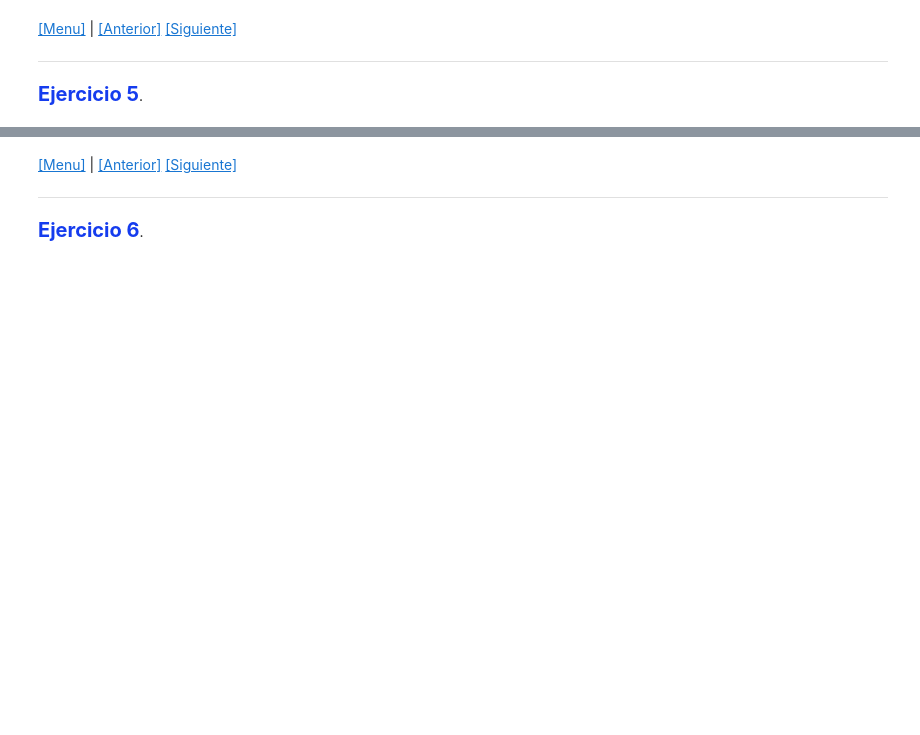
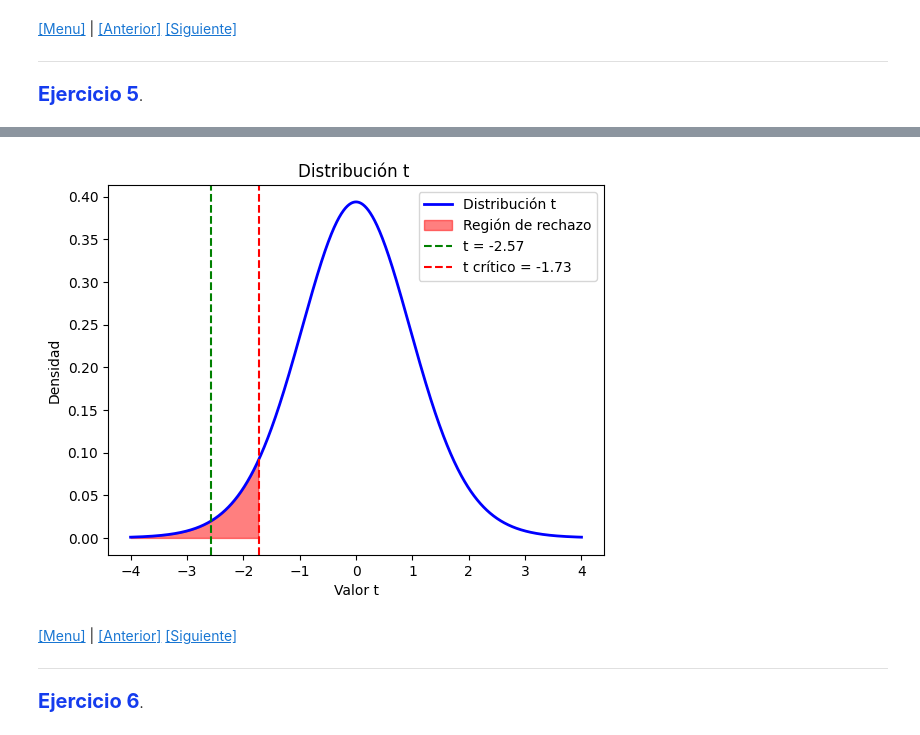
Before and after one commit to FerGonzaga/EjerciciosT4, a Jupyter notebook: t-student.ipynb, the cells around one changed output, grey strips where cells are left out. Drawn from its saved outputs; the diff is of its cells as text; code cells hidden in the pictures; blank space fills up the shorter version.

```diff
--- a/t-student.ipynb
+++ b/t-student.ipynb
@@ -438,0 +497,96 @@ Aquí el código
+# %%
+import numpy as np
+from scipy import stats
+import matplotlib.pyplot as plt
+
+# Datos de la muestra
+data = [137.4, 140.0, 138.8, 139.1, 144.4, 139.2, 141.8, 137.3, 133.5, 138.2,
+        141.1, 139.7, 136.7, 136.3, 135.6, 138.0, 140.9, 140.6, 136.7, 134.1]
+
+# Calculo
+n = len(data)  # Tamaño de la muestra
+x = np.mean(data)  # Media muestral
+s = np.std(data, ddof=1)  # Desviacion estandar muestral
+mp = 140  # Media poblacional bajo H0
+alpha = 0.05  # Nivel de significacion
+
+# Calculo de  t
+t_statistic = (x - mp) / (s / (n ** 0.5))
+
+# Grados de libertad
+df = n - 1
+
+# Valor critico de t
+t_critical = stats.t.ppf(alpha, df)
+
+# Calcular el p-valor (unilateral)
+p_value = stats.t.cdf(t_statistic, df)
+
+# Mostrar resultados
+print(f"Media muestral: {x}")
+print(f"Desviacion estandar muestral (s): {s}")
+print(f"Valor de t : {t_statistic}")
+print(f"Valor critico de t: {t_critical}")
+print(f"P-valor: {p_value}")
+
+# Decision
+if t_statistic < t_critical or p_value < alpha:
+    print("Rechazar la hipotesis nula (H0):  la afirmacion del fabricante es exagerada")
+else:
+    print("No rechazar la hipotesis nula (H0): no hay evidencia suficiente ")
+
+
+import numpy as np
+from scipy import stats
+import matplotlib.pyplot as plt
+
+# Datos de la muestra
+data = [137.4, 140.0, 138.8, 139.1, 144.4, 139.2, 141.8, 137.3, 133.5, 138.2,
+        141.1, 139.7, 136.7, 136.3, 135.6, 138.0, 140.9, 140.6, 136.7, 134.1]
+
+# Calculo
+n = len(data)  # Tamaño de la muestra
+x = np.mean(data)  # Media muestral
+s = np.std(data, ddof=1)  # Desviación estándar muestral
+mp = 140  # Media poblacional bajo H0
+alpha = 0.05  # Nivel de significación
+
+# Cálculo de t
+t_statistic = (x - mp) / (s / (n ** 0.5))
+
+# Grados de libertad
+df = n - 1
+
+# Valor crítico de t
+t_critical = stats.t.ppf(alpha, df)
+
+# Calcular el p-valor (unilateral)
+p_value = stats.t.cdf(t_statistic, df)
+
+# Mostrar resultados
+print(f"Media muestral: {x}")
+print(f"Desviación estándar muestral (s): {s}")
+print(f"Valor de t : {t_statistic}")
+print(f"Valor crítico de t: {t_critical}")
+print(f"P-valor: {p_value}")
+
+# Decisión
+if t_statistic < t_critical or p_value < alpha:
+    print("Rechazar la hipótesis nula (H0): la afirmación del fabricante es exagerada")
+else:
+    print("No rechazar la hipótesis nula (H0): no hay evidencia suficiente ")
+
+# Crear grafica de campana (distribucion t)
+x_axis = np.linspace(-4, 4, 1000)
+t_distribution = stats.t.pdf(x_axis, df)
+
+plt.plot(x_axis, t_distribution, 'b-', lw=2, label='Distribución t')
+plt.fill_between(x_axis, t_distribution, where=(x_axis <= t_critical), color='red', alpha=0.5, label='Región de rechazo')
+plt.axvline(x=t_statistic, color='green', linestyle='--', label=f't = {t_statistic:.2f}')
+plt.axvline(x=t_critical, color='r', linestyle='--', label=f't crítico = {t_critical:.2f}')
+plt.title('Distribución t ')
+plt.xlabel('Valor t')
+plt.ylabel('Densidad')
+plt.legend()
+plt.show()
+# %% [output]
@@ -439,3 +605,4 @@ Aquí el código
+[figure, added]
 # %% [markdown]
 <div id=ex_6></div>
 
```
Also changed, not shown: parts of 14 cells of this notebook.
